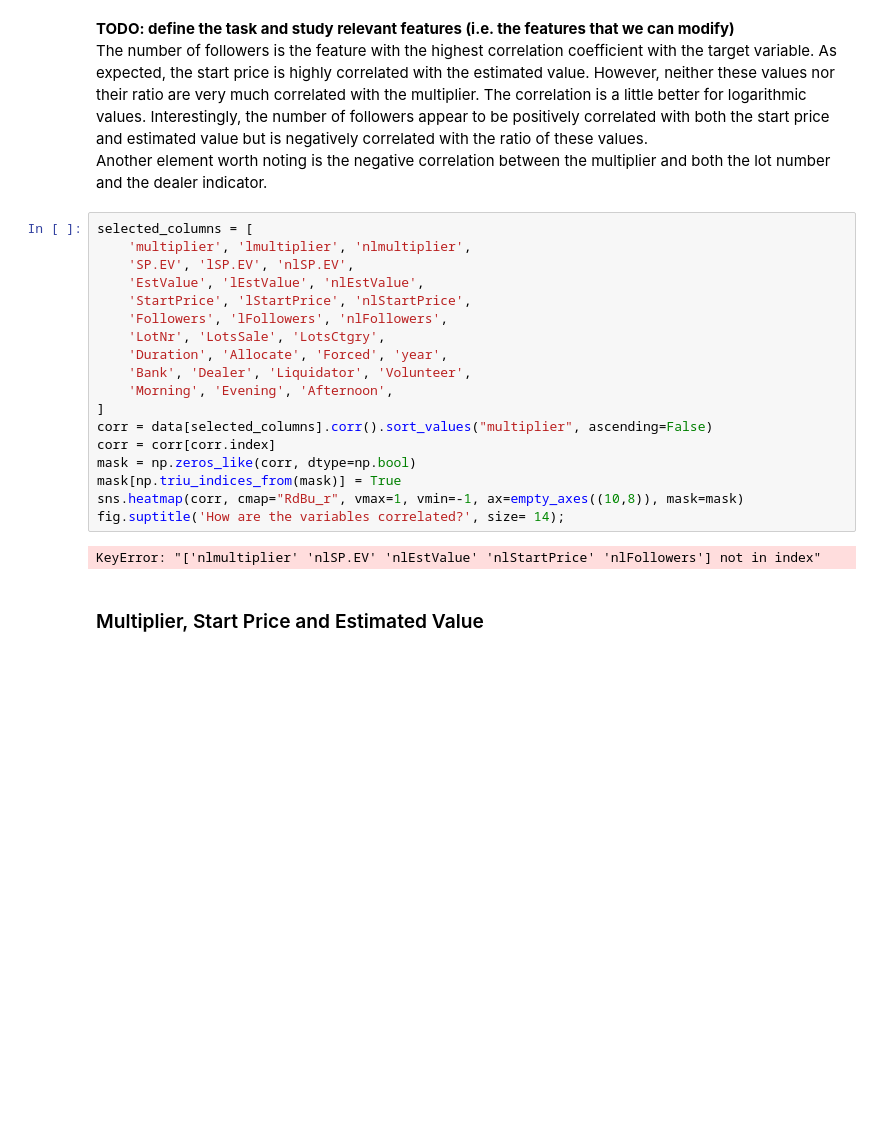
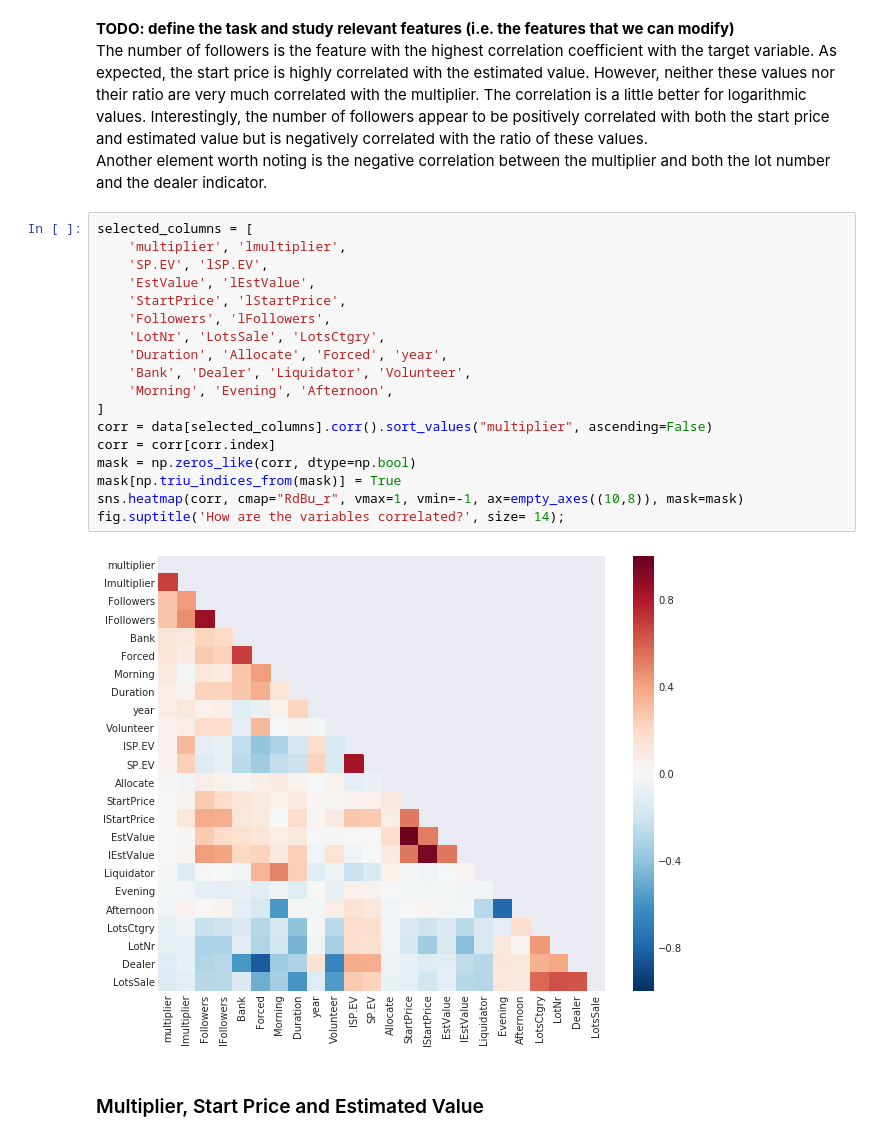
Before and after one commit to qmeeus/auction-optimiser, a Jupyter notebook: Report draft.ipynb, the cells around one changed output. Drawn from its saved outputs; the diff is of its cells as text; blank space fills up the shorter version.

```diff
--- a/Report draft.ipynb
+++ b/Report draft.ipynb
@@ -92,24 +92,24 @@ The number of followers is the feature with the highest correlation coefficient
 Another element worth noting is the negative correlation between the multiplier and both the lot number and the dealer indicator.
 # %%
 selected_columns = [
-    'multiplier', 'lmultiplier', 'nlmultiplier',
-    'SP.EV', 'lSP.EV', 'nlSP.EV',
-    'EstValue', 'lEstValue', 'nlEstValue',
-    'StartPrice', 'lStartPrice', 'nlStartPrice',
-    'Followers', 'lFollowers', 'nlFollowers',
+    'multiplier', 'lmultiplier',
+    'SP.EV', 'lSP.EV',
+    'EstValue', 'lEstValue',
+    'StartPrice', 'lStartPrice',
+    'Followers', 'lFollowers',
     'LotNr', 'LotsSale', 'LotsCtgry',
     'Duration', 'Allocate', 'Forced', 'year',
     'Bank', 'Dealer', 'Liquidator', 'Volunteer',
     'Morning', 'Evening', 'Afternoon',
 ]
 corr = data[selected_columns].corr().sort_values("multiplier", ascending=False)
 corr = corr[corr.index]
 mask = np.zeros_like(corr, dtype=np.bool)
 mask[np.triu_indices_from(mask)] = True
 sns.heatmap(corr, cmap="RdBu_r", vmax=1, vmin=-1, ax=empty_axes((10,8)), mask=mask)
 fig.suptitle('How are the variables correlated?', size= 14);
 # %% [output]
-KeyError: "['nlmultiplier' 'nlSP.EV' 'nlEstValue' 'nlStartPrice' 'nlFollowers'] not in index"
+[figure, added]
 # %% [markdown]
 ### Multiplier, Start Price and Estimated Value
 # %% [markdown]
```
Also changed, not shown: parts of 15 cells of this notebook, 3 other files.
